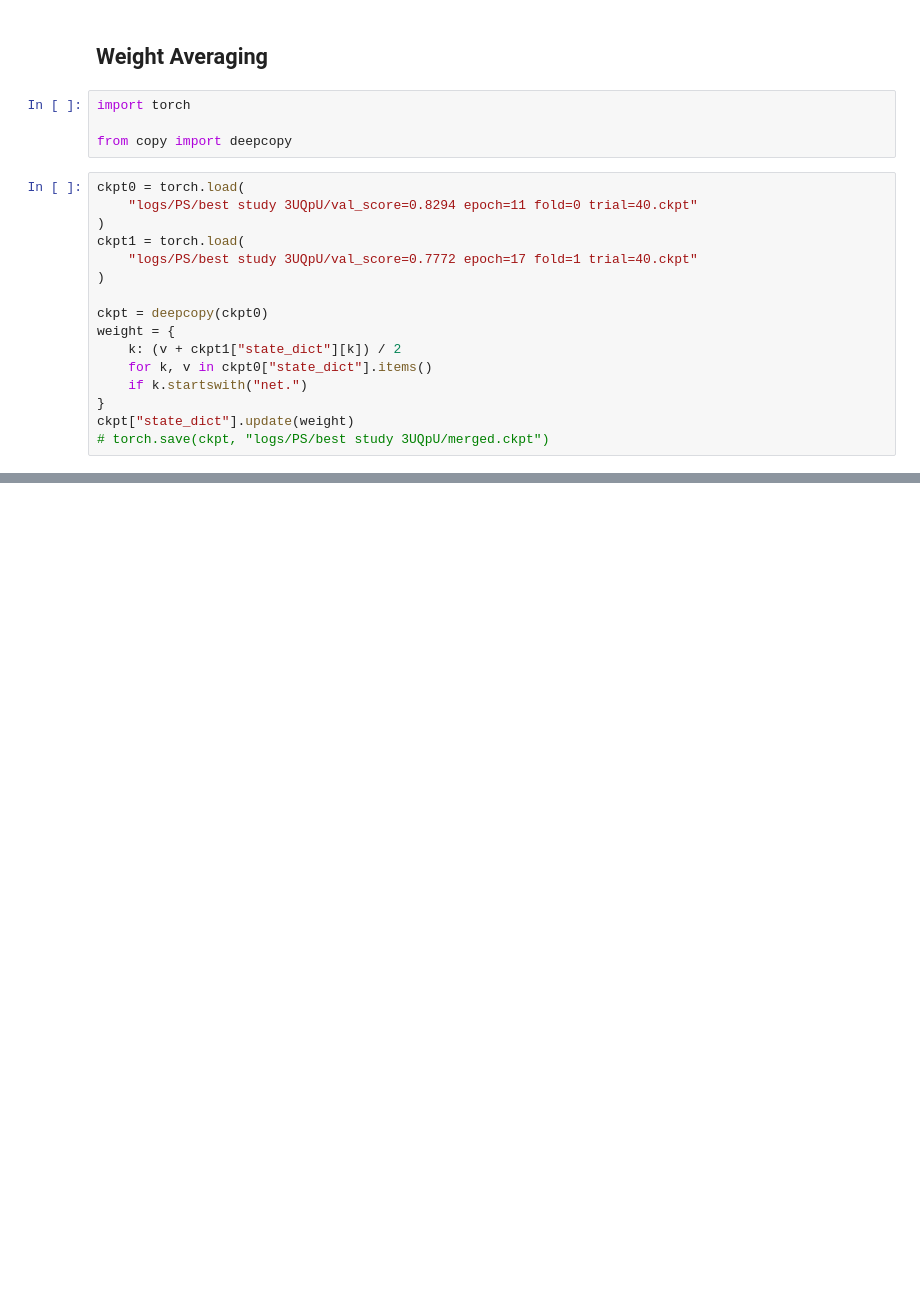
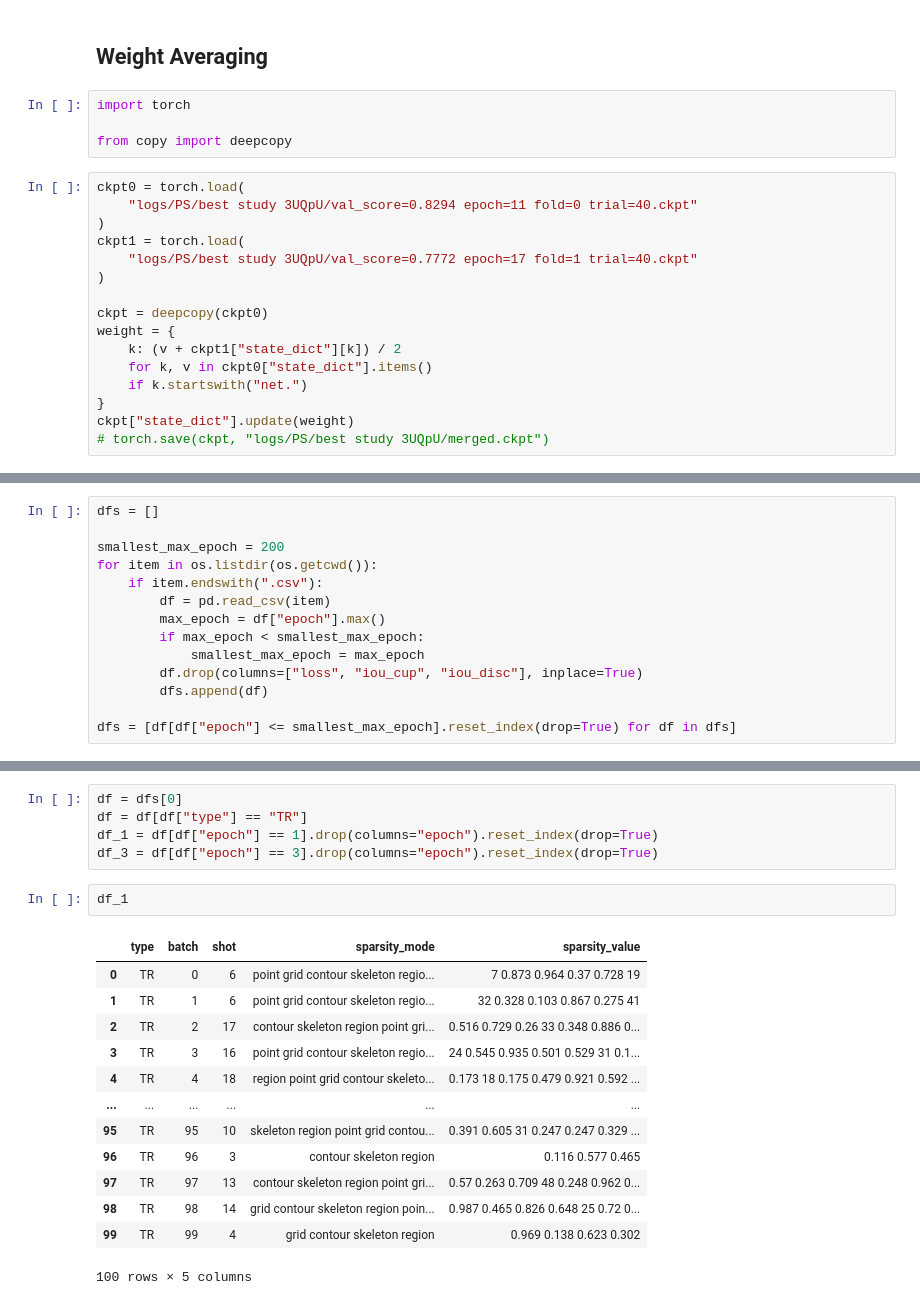
Before and after one commit to pandegaabyan/few-shot-weakly-seg, a Jupyter notebook: sandbox.ipynb, the cells around one changed output, grey strips where cells are left out. Drawn from its saved outputs; the diff is of its cells as text; blank space fills up the shorter version.

```diff
--- a/sandbox.ipynb
+++ b/sandbox.ipynb
@@ -336,0 +341,14 @@ ckpt["state_dict"].update(weight)
+# %%
+dfs = []
+
+smallest_max_epoch = 200
+for item in os.listdir(os.getcwd()):
+    if item.endswith(".csv"):
+        df = pd.read_csv(item)
+        max_epoch = df["epoch"].max()
+        if max_epoch < smallest_max_epoch:
+            smallest_max_epoch = max_epoch
+        df.drop(columns=["loss", "iou_cup", "iou_disc"], inplace=True)
+        dfs.append(df)
+
+dfs = [df[df["epoch"] <= smallest_max_epoch].reset_index(drop=True) for df in dfs]
@@ -336,0 +394,21 @@ ckpt["state_dict"].update(weight)
+# %%
+df = dfs[0]
+df = df[df["type"] == "TR"]
+df_1 = df[df["epoch"] == 1].drop(columns="epoch").reset_index(drop=True)
+df_3 = df[df["epoch"] == 3].drop(columns="epoch").reset_index(drop=True)
+# %%
+df_1
+# %% [output]
+|  | type | batch | shot | sparsity_mode | sparsity_value |
+| 0 | TR | 0 | 6 | point grid contour skeleton regio... | 7 0.873 0.964 0.37 0.728 19 |
+| 1 | TR | 1 | 6 | point grid contour skeleton regio... | 32 0.328 0.103 0.867 0.275 41 |
+| 2 | TR | 2 | 17 | contour skeleton region point gri... | 0.516 0.729 0.26 33 0.348 0.886 0... |
+| 3 | TR | 3 | 16 | point grid contour skeleton regio... | 24 0.545 0.935 0.501 0.529 31 0.1... |
+| 4 | TR | 4 | 18 | region point grid contour skeleto... | 0.173 18 0.175 0.479 0.921 0.592 ... |
+| ... | ... | ... | ... | ... | ... |
+| 95 | TR | 95 | 10 | skeleton region point grid contou... | 0.391 0.605 31 0.247 0.247 0.329 ... |
+| 96 | TR | 96 | 3 | contour skeleton region | 0.116 0.577 0.465 |
+| 97 | TR | 97 | 13 | contour skeleton region point gri... | 0.57 0.263 0.709 48 0.248 0.962 0... |
+| 98 | TR | 98 | 14 | grid contour skeleton region poin... | 0.987 0.465 0.826 0.648 25 0.72 0... |
+| 99 | TR | 99 | 4 | grid contour skeleton region | 0.969 0.138 0.623 0.302 |
+100 rows × 5 columns
```
Also changed, not shown: parts of 8 cells of this notebook, 11 other files.
